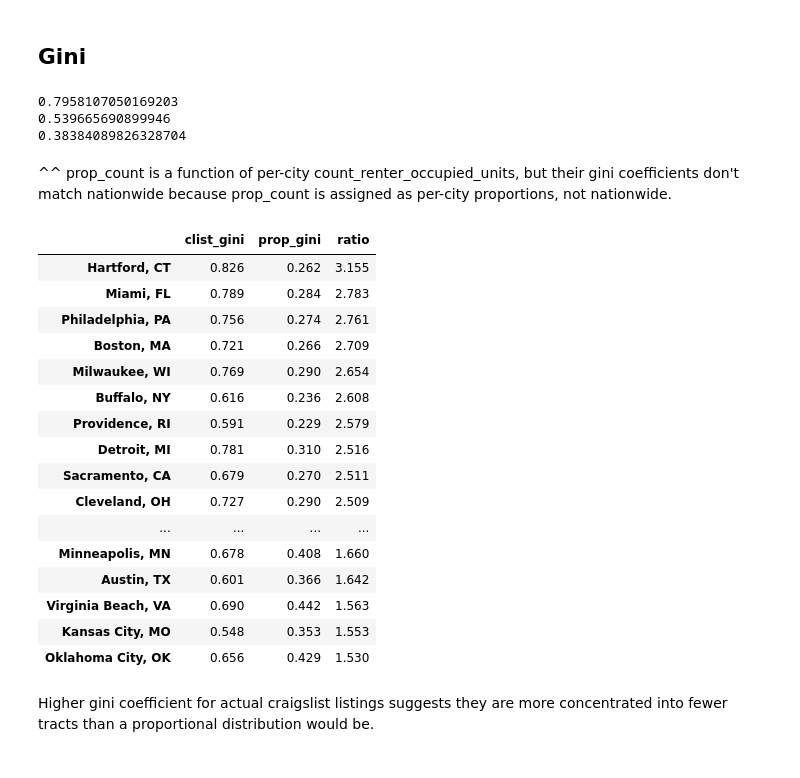
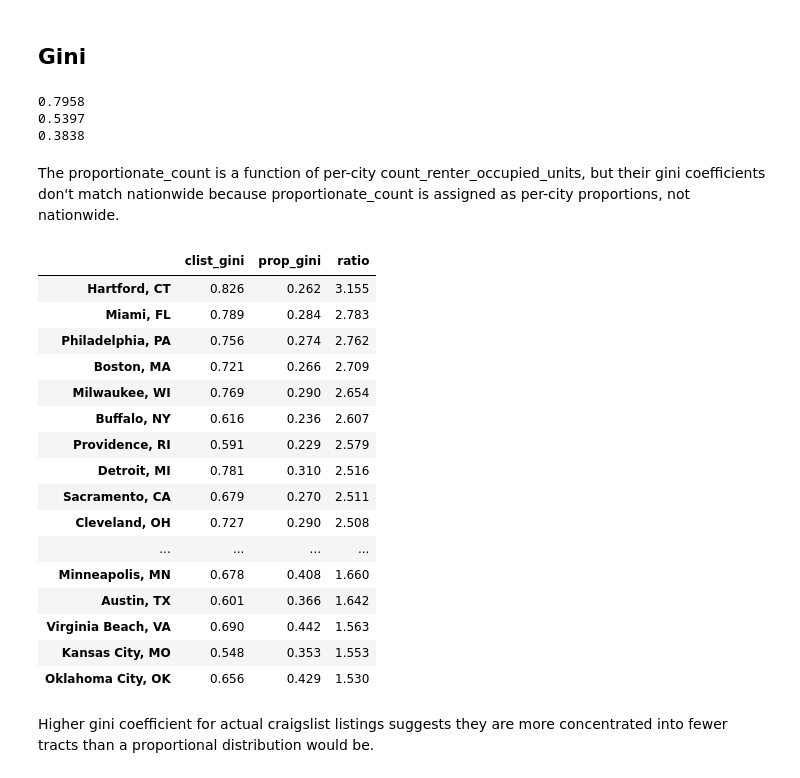
Before and after one commit to gboeing/representation-listings, a Jupyter notebook: 07-analysis.ipynb, the cells around one changed output. Cells and saved outputs as stored; diff of their text form; code cells hidden in the pictures.

```diff
--- a/07-analysis.ipynb
+++ b/07-analysis.ipynb
@@ -41,12 +36,0 @@ df.head()
-# %%
-# dummies representing if each race is majority in tract
-df['dummy_white'] = df['pct_white'].map(lambda x: 1 if x > 0.5 else 0)
-df['dummy_asian'] = df['pct_asian'].map(lambda x: 1 if x > 0.5 else 0)
-df['dummy_black'] = df['pct_black'].map(lambda x: 1 if x > 0.5 else 0)
-df['dummy_hispanic'] = df['pct_hispanic'].map(lambda x: 1 if x > 0.5 else 0)
-
-print(df['dummy_white'].sum())
-print(df['dummy_black'].sum())
-print(df['dummy_asian'].sum())
-print(df['dummy_hispanic'].sum())
-len(df)
@@ -59,21 +36,0 @@ len(df)
-# %%
-"""
-# or, dummies representing if each race is plurality in tract
-mask = (df['pct_white'] > df['pct_hispanic']) & (df['pct_white'] > df['pct_asian']) & (df['pct_white'] > df['pct_black'])
-df['dummy_white'] = mask.astype(int)
-
-mask = (df['pct_hispanic'] > df['pct_white']) & (df['pct_hispanic'] > df['pct_asian']) & (df['pct_hispanic'] > df['pct_black'])
-df['dummy_hispanic'] = mask.astype(int)
-
-mask = (df['pct_black'] > df['pct_white']) & (df['pct_black'] > df['pct_asian']) & (df['pct_black'] > df['pct_hispanic'])
-df['dummy_black'] = mask.astype(int)
-
-mask = (df['pct_asian'] > df['pct_white']) & (df['pct_asian'] > df['pct_black']) & (df['pct_asian'] > df['pct_hispanic'])
-df['dummy_asian'] = mask.astype(int)
-
-print(df['dummy_white'].sum())
-print(df['dummy_black'].sum())
-print(df['dummy_asian'].sum())
-print(df['dummy_hispanic'].sum())
-len(df)
-"""
@@ -95,4 +36,0 @@ print(len(over), len(under))
-# %%
-# make a dummy to indicate if tract is overrepresented
-df['is_over'] = df[overrepresent_var].map(lambda x: 1 if x > overrepresent_value else 0)
-df['is_over'].value_counts()
@@ -145,41 +124,41 @@ def gini(list_of_values):
         height += value
         area += height - value / 2.
     fair_area = height * len(list_of_values) / 2.
-    return (fair_area - area) / fair_area
+    return round((fair_area - area) / fair_area, 4)
 # %%
 # nationwide
 print(gini(df['clist_count']))
-print(gini(df['prop_count']))
+print(gini(df['proportionate_count']))
 print(gini(df['count_renter_occupied_units']))
 # %% [output]
-0.7958107050169203
-0.539665690899946
-0.38384089826328704
+0.7958
+0.5397
+0.3838
 # %% [markdown]
-^^ prop_count is a function of per-city count_renter_occupied_units, but their gini coefficients don't match nationwide because prop_count is assigned as per-city proportions, not nationwide.
+The proportionate_count is a function of per-city count_renter_occupied_units, but their gini coefficients don't match nationwide because proportionate_count is assigned as per-city proportions, not nationwide.
 # %%
 # now examine gini coefficients for each city
 data = {}
 for name, group in df.groupby('place_name'):
 
     data[name] = {'clist_gini' : gini(group['clist_count']),
-                  'prop_gini' : gini(group['prop_count'])}
+                  'prop_gini' : gini(group['proportionate_count'])}
 
 ginis = pd.DataFrame(data).T
 ginis['ratio'] = ginis['clist_gini'] / ginis['prop_gini']
-ginis.sort_values(by = 'ratio', ascending=False).round(3)
+ginis.sort_values(by='ratio', ascending=False).round(3)
 # %% [output]
 |  | clist_gini | prop_gini | ratio |
 | Hartford, CT | 0.826 | 0.262 | 3.155 |
 | Miami, FL | 0.789 | 0.284 | 2.783 |
-| Philadelphia, PA | 0.756 | 0.274 | 2.761 |
+| Philadelphia, PA | 0.756 | 0.274 | 2.762 |
 | Boston, MA | 0.721 | 0.266 | 2.709 |
 | Milwaukee, WI | 0.769 | 0.290 | 2.654 |
-| Buffalo, NY | 0.616 | 0.236 | 2.608 |
+| Buffalo, NY | 0.616 | 0.236 | 2.607 |
 | Providence, RI | 0.591 | 0.229 | 2.579 |
 | Detroit, MI | 0.781 | 0.310 | 2.516 |
 | Sacramento, CA | 0.679 | 0.270 | 2.511 |
-| Cleveland, OH | 0.727 | 0.290 | 2.509 |
+| Cleveland, OH | 0.727 | 0.290 | 2.508 |
 | ... | ... | ... | ... |
 | Minneapolis, MN | 0.678 | 0.408 | 1.660 |
 | Austin, TX | 0.601 | 0.366 | 1.642 |
```
Also changed, not shown: parts of 60 cells of this notebook, 1 other file.
